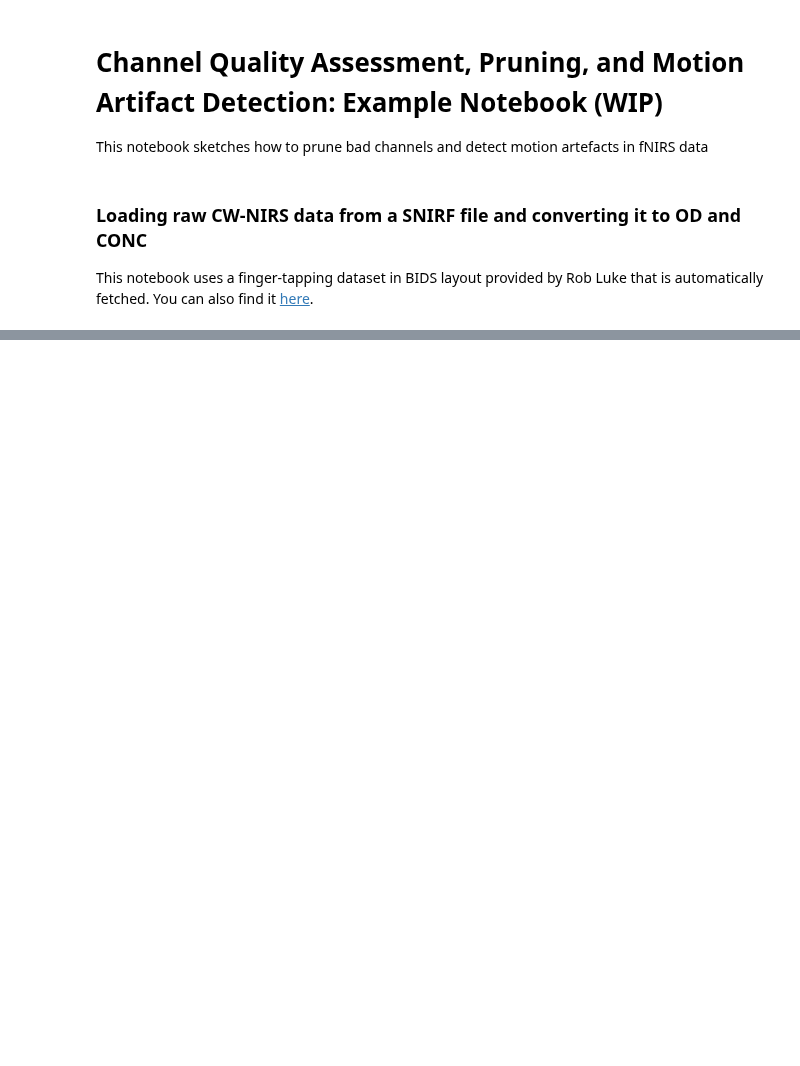
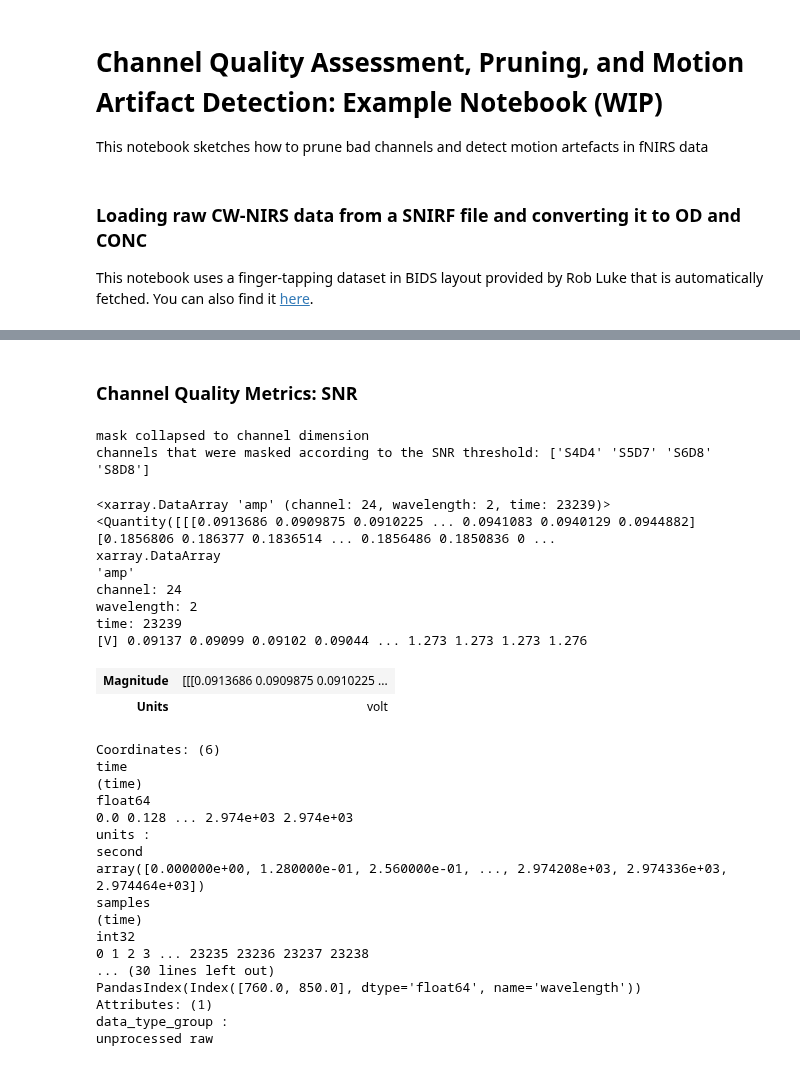
Before and after one commit to ibs-lab/cedalion, a Jupyter notebook: examples/pruning_and_motion_artifacts.ipynb, the cells around one changed output, grey strips where cells are left out. Saved outputs shown, nothing was run; the diff lists cells and outputs as text; code cells hidden in the pictures; blank space fills up the shorter version.

```diff
--- a/examples/pruning_and_motion_artifacts.ipynb
+++ b/examples/pruning_and_motion_artifacts.ipynb
@@ -111,0 +61,53 @@ The channels failing any or all thresholds are: ['S2D10', 'S7D7', 'S6D14', 'S7D1
+# %% [markdown]
+### Channel Quality Metrics: SNR
+# %%
+# Here we assess channel quality by SNR
+snr_thresh = 16 # the SNR (std/mean) of a channel. Set high here for demonstration purposes
+
+# SNR thresholding using the "snr" function of the quality subpackage
+snr, snr_mask = quality.snr(data.amp, snr_thresh)
+
+# apply mask function. In this example, we want all signals with an SNR below the threshold to be replaced with "nan".
+# We do not want to collapse / combine any dimension of the mask (last argument: "none")
+data_masked_snr_1, masked_elements_1 = xrutils.apply_mask(data.amp, snr_mask, "nan", "none")
+
+# alternatively, we can "drop" all channels with an SNR below the threshold. Since the SNR of both wavelength might differ
+# (pass the threshold for one wavelength, but not for the other), we collapse to the "channel" dimension.
+data_masked_snr_2, masked_elements_2 = xrutils.apply_mask(data.amp, snr_mask, "drop", "channel")
+
+# show some results
+print(f"channels that were masked according to the SNR threshold: {masked_elements_2}")
+# nan-masked:
+# data_masked_snr_1
+
+# dropped:
+data_masked_snr_2
+# %% [output]
+mask collapsed to channel dimension
+channels that were masked according to the SNR threshold: ['S4D4' 'S5D7' 'S6D8' 'S8D8']
+<xarray.DataArray 'amp' (channel: 24, wavelength: 2, time: 23239)> <Quantity([[[0.0913686 0.0909875 0.0910225 ... 0.0941083 0.0940129 0.0944882] [0.1856806 0.186377 0.1836514 ... 0.1856486 0.1850836 0 ...
+xarray.DataArray
+'amp'
+channel: 24
+wavelength: 2
+time: 23239
+[V] 0.09137 0.09099 0.09102 0.09044 ... 1.273 1.273 1.273 1.276
+| Magnitude | [[[0.0913686 0.0909875 0.0910225 ... |
+| Units | volt |
+Coordinates: (6)
+time
+(time)
+float64
+0.0 0.128 ... 2.974e+03 2.974e+03
+units :
+second
+array([0.000000e+00, 1.280000e-01, 2.560000e-01, ..., 2.974208e+03, 2.974336e+03, 2.974464e+03])
+samples
+(time)
+int32
+0 1 2 3 ... 23235 23236 23237 23238
+... (30 lines left out)
+PandasIndex(Index([760.0, 850.0], dtype='float64', name='wavelength'))
+Attributes: (1)
+data_type_group :
+unprocessed raw
```
Also changed, not shown: parts of 14 cells of this notebook, 3 other files.
